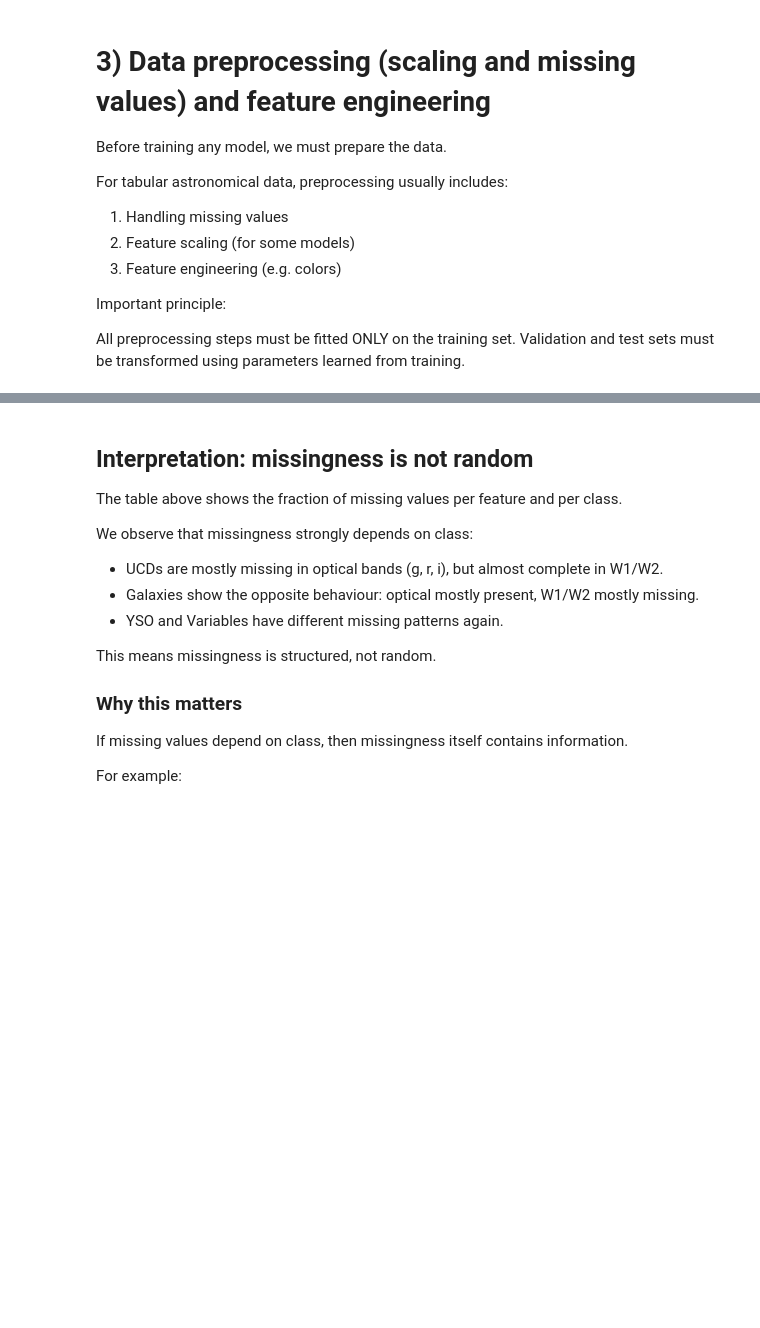
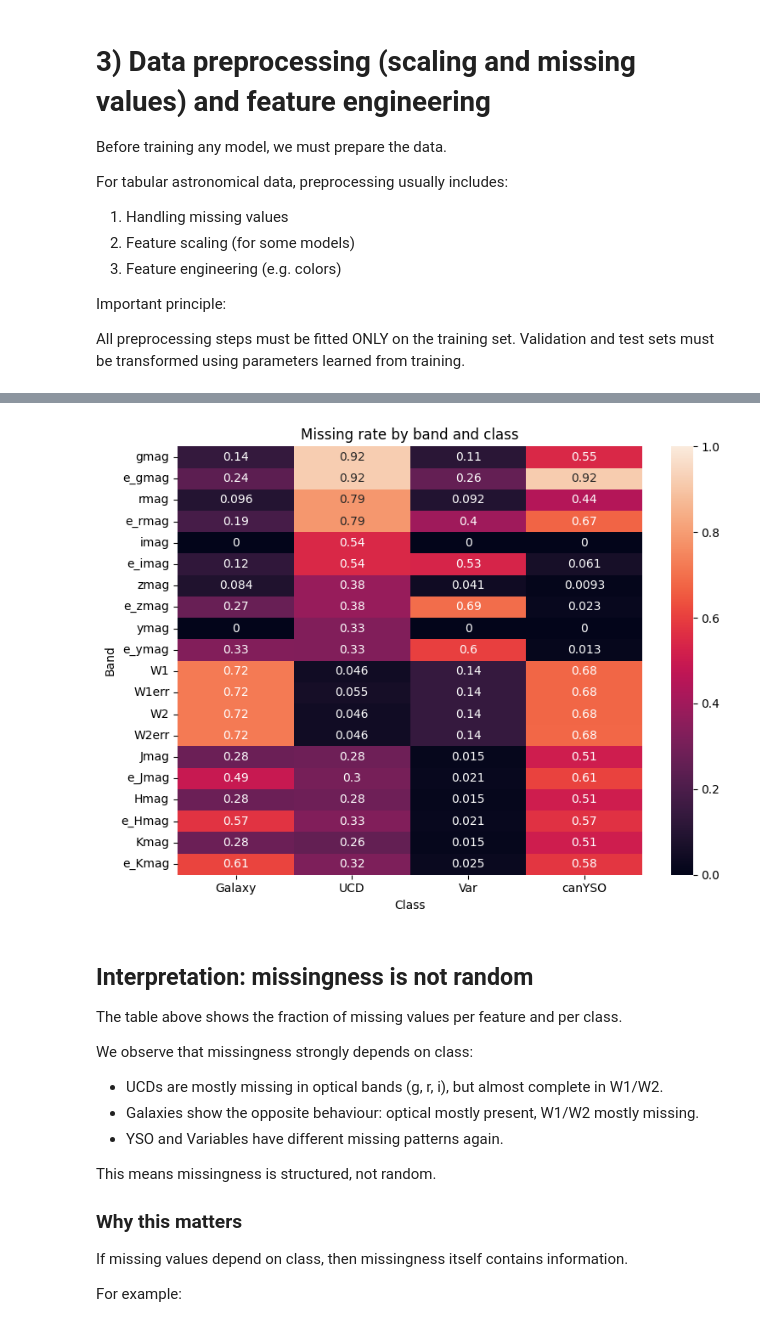
Before and after one commit to iamaleksandra/AI-in-astro-tutorial-supervised, a Jupyter notebook: classification.ipynb, the cells around one changed output, grey strips where cells are left out. Cells and saved outputs as stored; diff of their text form; code cells hidden in the pictures; blank space fills up the shorter version.

```diff
--- a/classification.ipynb
+++ b/classification.ipynb
@@ -230,3 +225,13 @@ missing_by_class.T
+# %%
+plt.figure(figsize=(8, 6))
+sns.heatmap(missing_by_class, annot=True, cmap="rocket", vmin=0, vmax=1)
+plt.xlabel("Class")
+plt.ylabel("Band")
+plt.title("Missing rate by band and class")
+plt.tight_layout()
+plt.show()
+# %% [output]
+[figure, added]
 # %% [markdown]
 ## Interpretation: missingness is not random
 
```
Also changed, not shown: parts of 27 cells of this notebook.
